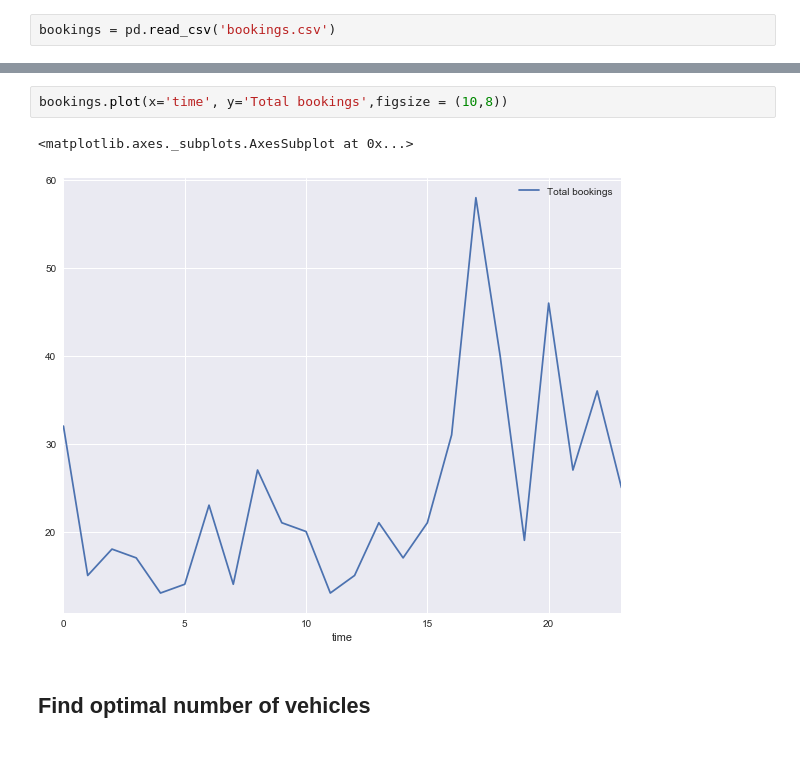
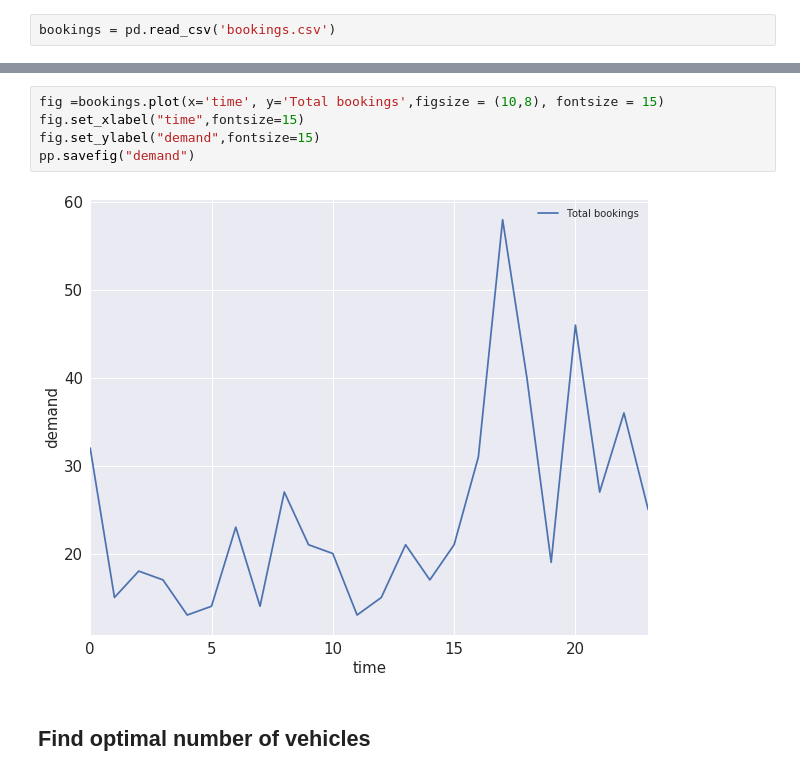
Before and after one commit to paeby/masterThesis, a Jupyter notebook: Analysis/optimal number of vehicles/Demand vs number of vehicles analysis.ipynb, the cells around one changed output, grey strips where cells are left out. Drawn from its saved outputs; the diff is of its cells as text.

```diff
--- a/Analysis/optimal number of vehicles/Demand vs number of vehicles analysis.ipynb
+++ b/Analysis/optimal number of vehicles/Demand vs number of vehicles analysis.ipynb
@@ -24,8 +92,10 @@ array([[<matplotlib.axes._subplots.AxesSubplot object at 0x...>]], dtype=object)
 # %%
-bookings.plot(x='time', y='Total bookings',figsize = (10,8))
+fig =bookings.plot(x='time', y='Total bookings',figsize = (10,8), fontsize = 15)
+fig.set_xlabel("time",fontsize=15)
+fig.set_ylabel("demand",fontsize=15)
+pp.savefig("demand")
 # %% [output]
-<matplotlib.axes._subplots.AxesSubplot at 0x...>
-[figure, old version]
+[figure, new version]
 # %% [markdown]
 ## Find optimal number of vehicles
 # %%
```
Also changed, not shown: parts of 11 cells of this notebook, 29 other files.
